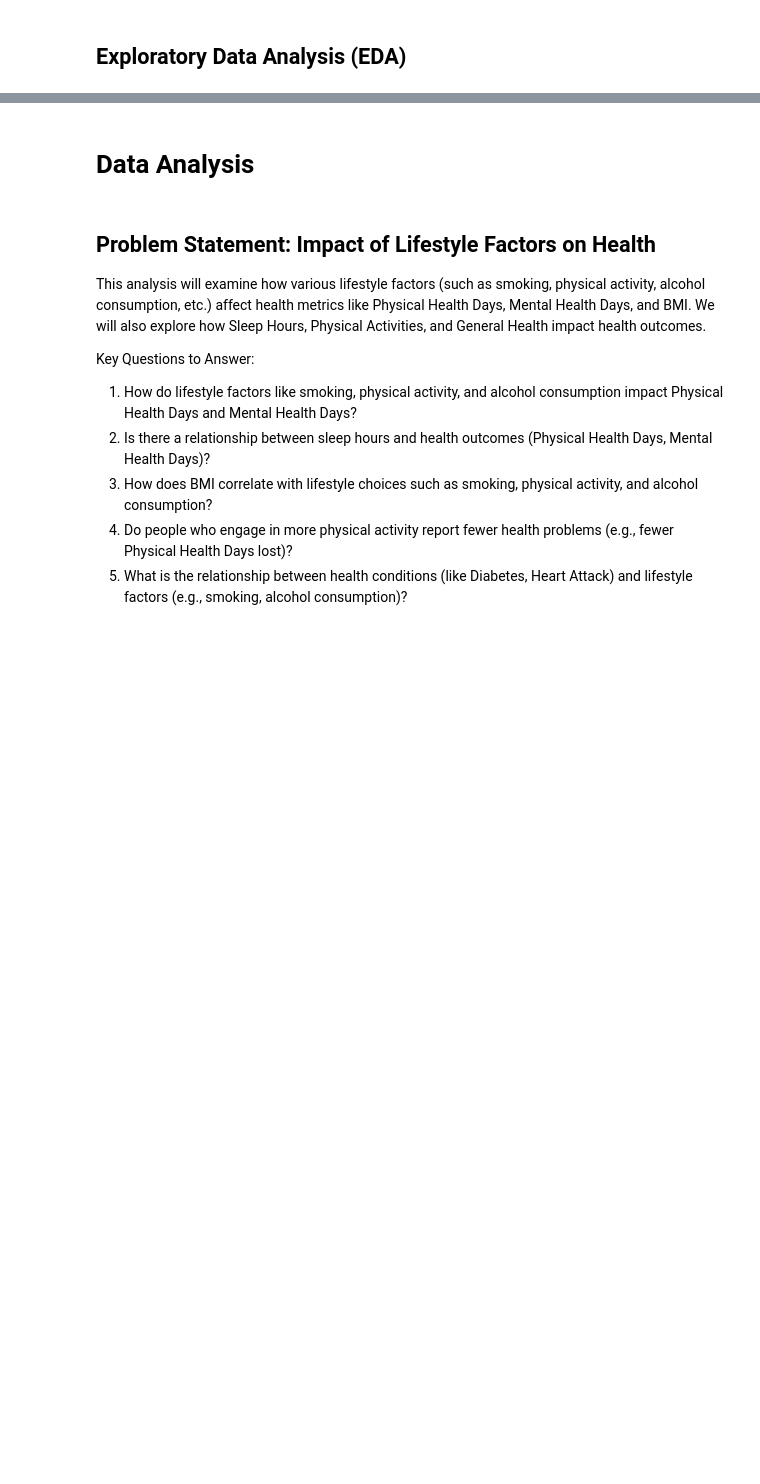
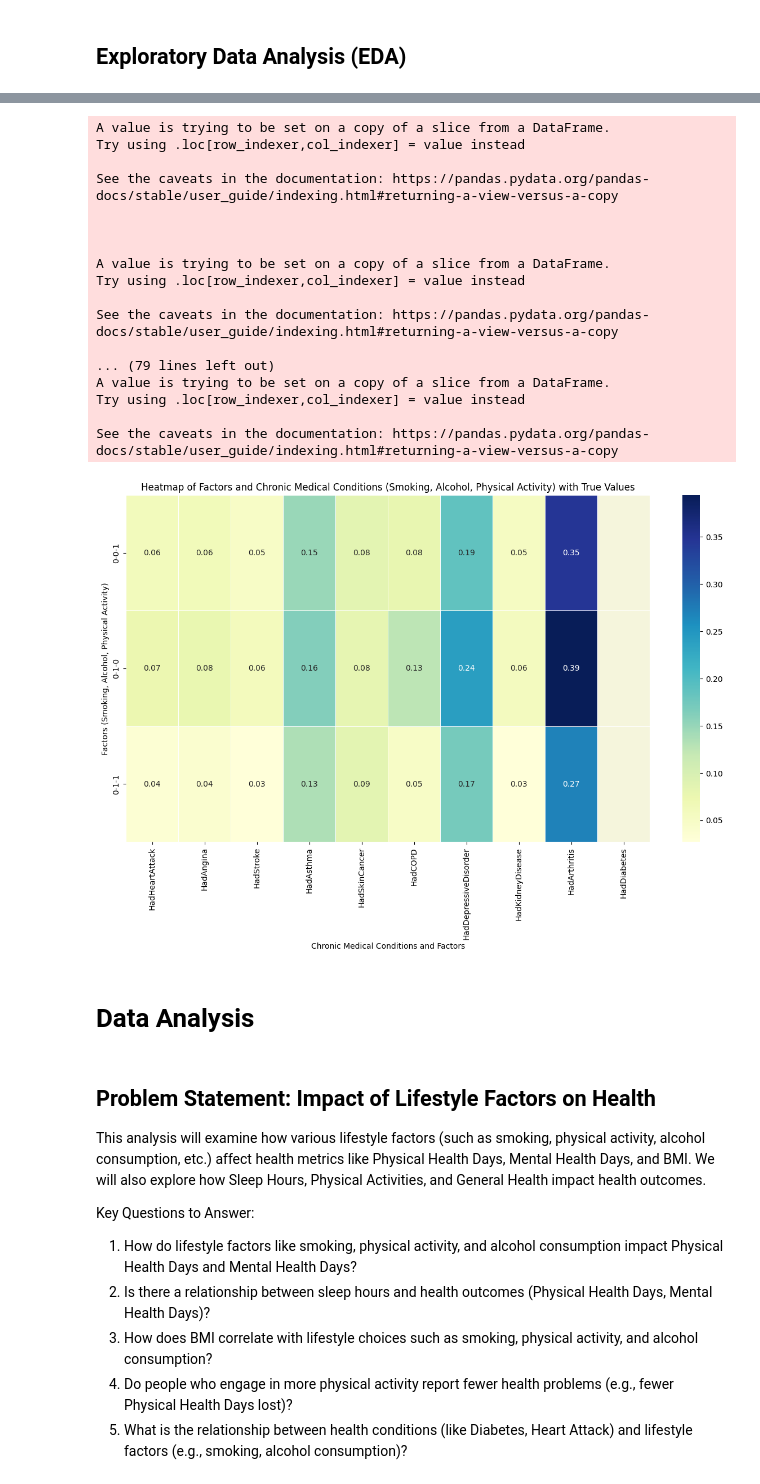
Before and after one commit to bonareri/Python-Data-Analysis, a Jupyter notebook: Heart_Analysis.ipynb, the cells around one changed output, grey strips where cells are left out. Saved outputs shown, nothing was run; the diff lists cells and outputs as text; code cells hidden in the pictures; blank space fills up the shorter version.

```diff
--- a/Heart_Analysis.ipynb
+++ b/Heart_Analysis.ipynb
@@ -10,7 +10,7 @@ import missingno as msn
 import plotly.express as px
 # %%
 # load the dataset
-heart_analysis = pd.read_csv('/content/heart_2022_with_nans (1).csv')
+heart_analysis = pd.read_csv('/content/heart_analysis_cleaned.csv')
 # %%
 # data exploration
 heart_analysis.head()
@@ -222,3 +299,15 @@ heart_analysis_2 = heart_analysis.to_csv('heart_analysis_cleaned.csv', index=Fal
+# %%
+# Convert 'Yes' to 1 and 'No' to 0 in the selected condition columns
+heart_analysis['HadHeartAttack'] = heart_analysis['HadHeartAttack'].map({'Yes': 1, 'No': 0})
+heart_analysis['HadAngina'] = heart_analysis['HadAngina'].map({'Yes': 1, 'No': 0})
+heart_analysis['HadStroke'] = heart_analysis['HadStroke'].map({'Yes': 1, 'No': 0})
+heart_analysis['HadAsthma'] = heart_analysis['HadAsthma'].map({'Yes': 1, 'No': 0})
+heart_analysis['HadSkinCancer'] = heart_analysis['HadSkinCancer'].map({'Yes': 1, 'No': 0})
+heart_analysis['HadCOPD'] = heart_analysis['HadCOPD'].map({'Yes': 1, 'No': 0})
+heart_analysis['HadDepressiveDisorder'] = heart_analysis['HadDepressiveDisorder'].map({'Yes': 1, 'No': 0})
+heart_analysis['HadKidneyDisease'] = heart_analysis['HadKidneyDisease'].map({'Yes': 1, 'No': 0})
+heart_analysis['HadArthritis'] = heart_analysis['HadArthritis'].map({'Yes': 1, 'No': 0})
+heart_analysis['HadDiabetes'] = heart_analysis['HadDiabetes'].map({'Yes': 1, 'No': 0})
 # %% [markdown]
 ## **Exploratory Data Analysis (EDA)**
 # %%
@@ -260,3 +326,60 @@ plt.show()
+# %%
+import seaborn as sns
+import matplotlib.pyplot as plt
+import pandas as pd
+
+# Select relevant columns for analysis
+factors = ['SmokerStatus', 'AlcoholDrinkers', 'PhysicalActivities'] + ['HadHeartAttack', 'HadAngina', 'HadStroke', 'HadAsthma',
+                                                                   'HadSkinCancer', 'HadCOPD', 'HadDepressiveDisorder',
+                                                                   'HadKidneyDisease', 'HadArthritis', 'HadDiabetes']
+
+# Filter dataset to include only relevant columns
+heatmap_data = heart_analysis[factors]
+
+# Replace 'SmokerStatus' with 'Non-Smoker' and 'Current Smoker'
+heatmap_data['SmokerStatus'] = heatmap_data['SmokerStatus'].apply(
+    lambda x: 'Current Smoker' if x in ['Current smoker - now smokes some days', 'Current smoker - now smokes every day'] else 'Non-Smoker'
+)
+
+# Convert 'Yes'/'No' values to numeric for each condition and factor (1 for Yes, 0 for No)
+for column in factors:
+    heatmap_data[column] = heatmap_data[column].map({'Yes': 1, 'No': 0, 'Physical activity': 1, 'No physical activity': 0, 'Current Smoker': 1, 'Non-Smoker': 0})
+
+# Filter the data to include only rows where the value is 1 (i.e., conditions or behaviors are present)
+# This step filters rows where the factors are true (1)
+heatmap_data_filtered = heatmap_data[(heatmap_data[['SmokerStatus', 'AlcoholDrinkers', 'PhysicalActivities']] == 1).any(axis=1)]
+
+# Group the filtered data by smoking status, alcohol drinkers, and physical activity to get proportions for each factor and condition
+heatmap_data_grouped = heatmap_data_filtered.groupby(['SmokerStatus', 'AlcoholDrinkers', 'PhysicalActivities']).mean()
+
+# Set up the figure and plot the heatmap
+plt.figure(figsize=(15, 8))
+sns.heatmap(heatmap_data_grouped, annot=True, cmap="YlGnBu", fmt=".2f", linewidths=.5)
+
+# Title and labels
+plt.title("Heatmap of Factors and Chronic Medical Conditions (Smoking, Alcohol, Physical Activity) with True Values")
+plt.xlabel("Chronic Medical Conditions and Factors")
+plt.ylabel("Factors (Smoking, Alcohol, Physical Activity)")
+plt.show()
+# %% [output]
+A value is trying to be set on a copy of a slice from a DataFrame.
+Try using .loc[row_indexer,col_indexer] = value instead
+
+See the caveats in the documentation: https://pandas.pydata.org/pandas-docs/stable/user_guide/indexing.html#returning-a-view-versus-a-copy
+
+
+
+A value is trying to be set on a copy of a slice from a DataFrame.
+Try using .loc[row_indexer,col_indexer] = value instead
+
+See the caveats in the documentation: https://pandas.pydata.org/pandas-docs/stable/user_guide/indexing.html#returning-a-view-versus-a-copy
+
+... (79 lines left out)
+A value is trying to be set on a copy of a slice from a DataFrame.
+Try using .loc[row_indexer,col_indexer] = value instead
+
+See the caveats in the documentation: https://pandas.pydata.org/pandas-docs/stable/user_guide/indexing.html#returning-a-view-versus-a-copy
+[figure, added]
 # %% [markdown]
 # **Data Analysis**
 # %% [markdown]
```
Also changed, not shown: parts of 25 cells of this notebook.
